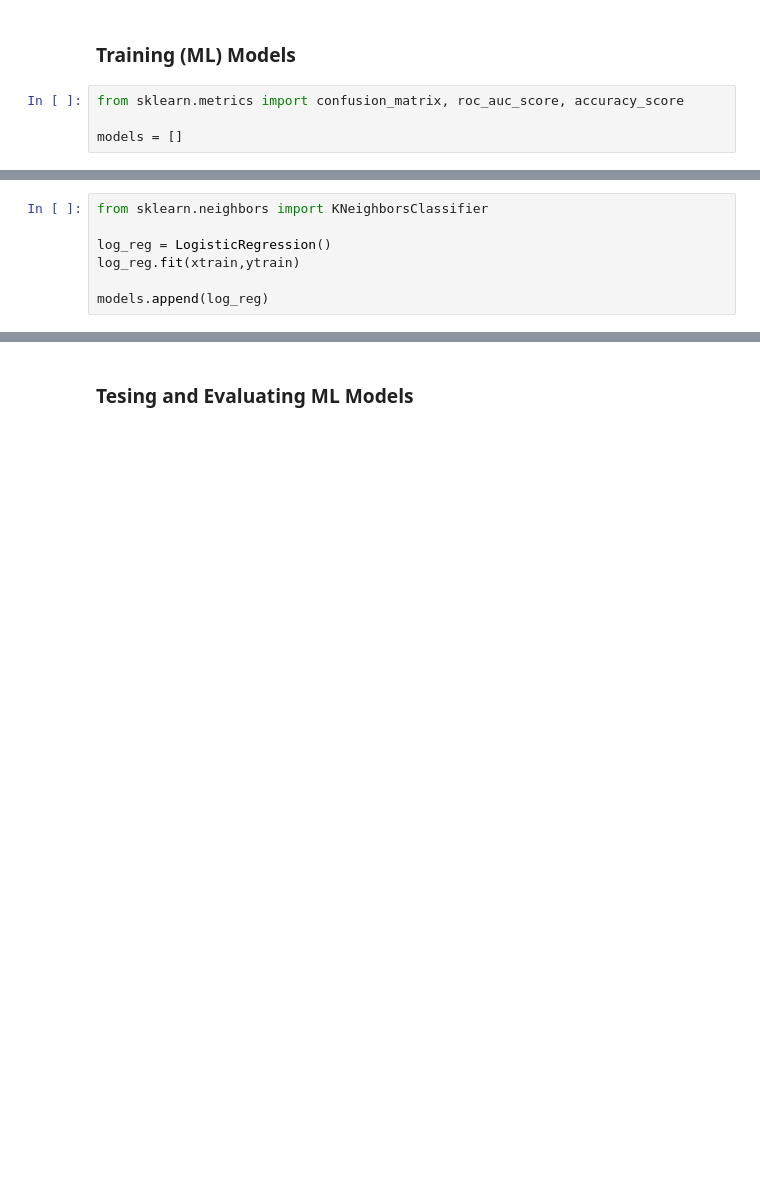
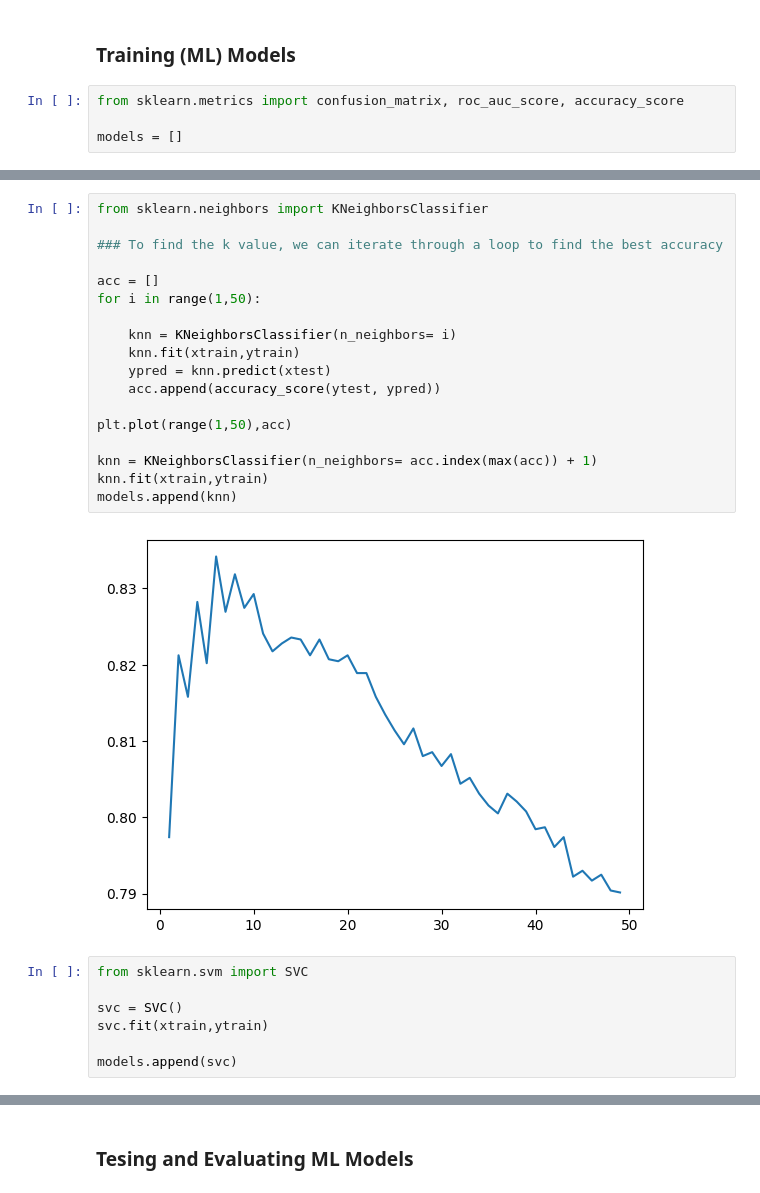
Before and after one commit to ZERO-legion5/KH004-RiskRadar, a Jupyter notebook: main.ipynb, the cells around one changed output, grey strips where cells are left out. Saved outputs shown, nothing was run; the diff lists cells and outputs as text; blank space fills up the shorter version.

```diff
--- a/main.ipynb
+++ b/main.ipynb
@@ -320,7 +318,27 @@ LogisticRegression()
+# %%
+from sklearn.neighbors import KNeighborsClassifier
+
+### To find the k value, we can iterate through a loop to find the best accuracy
+
+acc = []
+for i in range(1,50):
+
+    knn = KNeighborsClassifier(n_neighbors= i)
+    knn.fit(xtrain,ytrain)
+    ypred = knn.predict(xtest)
+    acc.append(accuracy_score(ytest, ypred))
+
+plt.plot(range(1,50),acc)
+
+knn = KNeighborsClassifier(n_neighbors= acc.index(max(acc)) + 1)
+knn.fit(xtrain,ytrain)
+models.append(knn)
+# %% [output]
+[figure, added]
 # %%
-from sklearn.neighbors import KNeighborsClassifier
+from sklearn.svm import SVC
 
-log_reg = LogisticRegression()
-log_reg.fit(xtrain,ytrain)
+svc = SVC()
+svc.fit(xtrain,ytrain)
 
-models.append(log_reg)
+models.append(svc)
```
Also changed, not shown: parts of 10 cells of this notebook, 1 other file.
